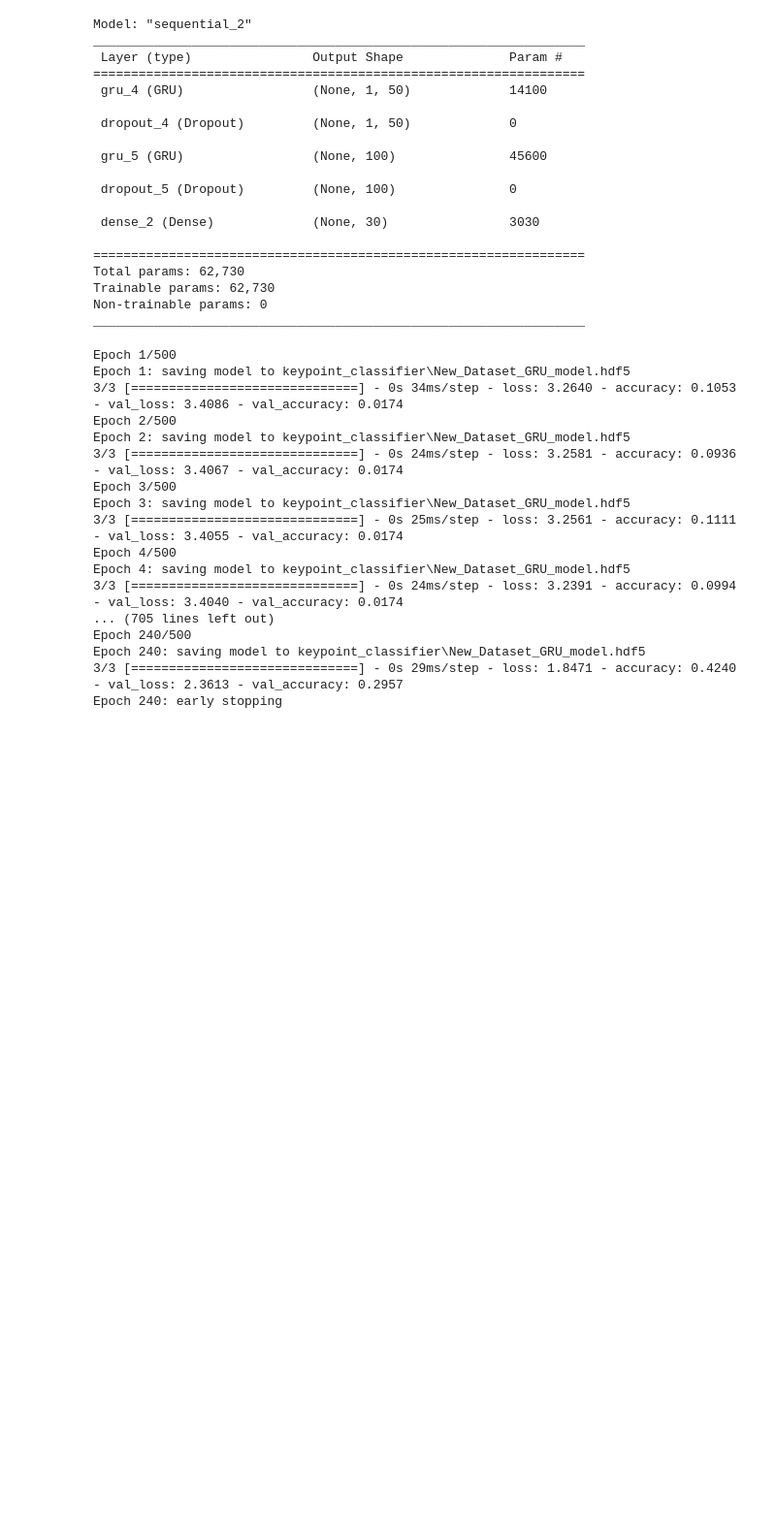
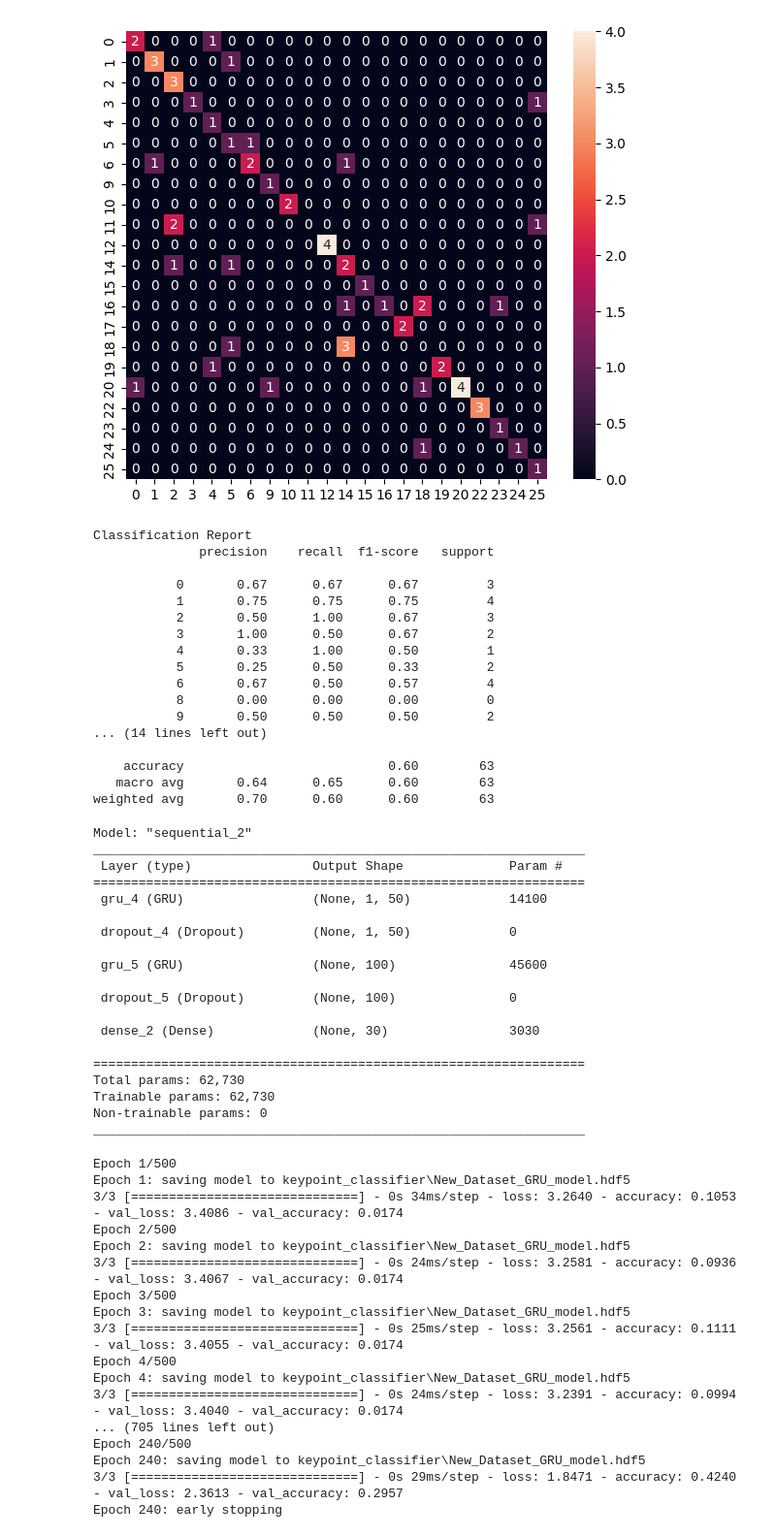
Before and after one commit to shadow-27/PolishAlphabet_SignLanguage_Detection, a Jupyter notebook: model/GRU_SimpleRNN_new_dataset.ipynb, the cells around one changed output. Shown: that part at 97% size. Drawn from its saved outputs; the diff is of its cells as text; code cells hidden in the pictures; blank space fills up the shorter version.

```diff
--- a/model/GRU_SimpleRNN_new_dataset.ipynb
+++ b/model/GRU_SimpleRNN_new_dataset.ipynb
@@ -7,9 +7,9 @@ from sklearn import model_selection
 import os
 # %%
 RANDOM_SEED = 42
-NUM_CLASSES = 30
-dataset = 'keypoint_classifier/keypoint.csv'
-model_save_path = 'keypoint_classifier/New_Dataset_GRU_model.hdf5'
+NUM_CLASSES = 26
+dataset = 'keypoint_classifier/keypoint_key_letters_right.csv'
+model_save_path = 'keypoint_classifier/New_Dataset_GRU_model_right.hdf5'
 # %%
 X_dataset = np.loadtxt(dataset, delimiter=',', dtype='float32', usecols=list(range(1, (21 * 2) + 1)))
 y_dataset = np.loadtxt(dataset, delimiter=',', dtype='int32', usecols=(0))
@@ -77,7 +77,6 @@ model.fit(
     epochs=500,
     batch_size=128,
     validation_data=(X_test, y_test),
-    callbacks=[cp_callback, es_callback]
 )
 # %% [output]
 Epoch 1/500
@@ -100 +99,28 @@ Epoch 167: early stopping
 <keras.callbacks.History at 0x...>
+# %%
+# callback needs to be done better, but still accuracy 86%
+import pandas as pd
+import seaborn as sns
+import matplotlib.pyplot as plt
+from sklearn.metrics import confusion_matrix, classification_report
+
+def print_confusion_matrix(y_true, y_pred, report=True):
+    labels = sorted(list(set(y_true)))
+    cmx_data = confusion_matrix(y_true, y_pred, labels=labels)
+
+    df_cmx = pd.DataFrame(cmx_data, index=labels, columns=labels)
+
+    fig, ax = plt.subplots(figsize=(7, 6))
+    sns.heatmap(df_cmx, annot=True, fmt='g' ,square=False)
+    ax.set_ylim(len(set(y_true)), 0)
+    plt.show()
+
+    if report:
+        print('Classification Report')
+        print(classification_report(y_test, y_pred))
+
+Y_pred = model.predict(X_test)
+y_pred = np.argmax(Y_pred, axis=1)
+
+print_confusion_matrix(y_test, y_pred)
+# %% [output]
@@ -101,3 +128,21 @@ Epoch 167: early stopping
+[figure, added]
+Classification Report
+              precision    recall  f1-score   support
+
+           0       0.67      0.67      0.67         3
+           1       0.75      0.75      0.75         4
+           2       0.50      1.00      0.67         3
+           3       1.00      0.50      0.67         2
+           4       0.33      1.00      0.50         1
+           5       0.25      0.50      0.33         2
+           6       0.67      0.50      0.57         4
+           8       0.00      0.00      0.00         0
+           9       0.50      0.50      0.50         2
+... (14 lines left out)
+
+    accuracy                           0.60        63
+   macro avg       0.64      0.65      0.60        63
+weighted avg       0.70      0.60      0.60        63
 # %%
 model = Sequential()
 model.add(GRU(50, return_sequences=True, input_shape=(1,2*21)))
```
Also changed, not shown: parts of 5 cells of this notebook, 45 other files.
